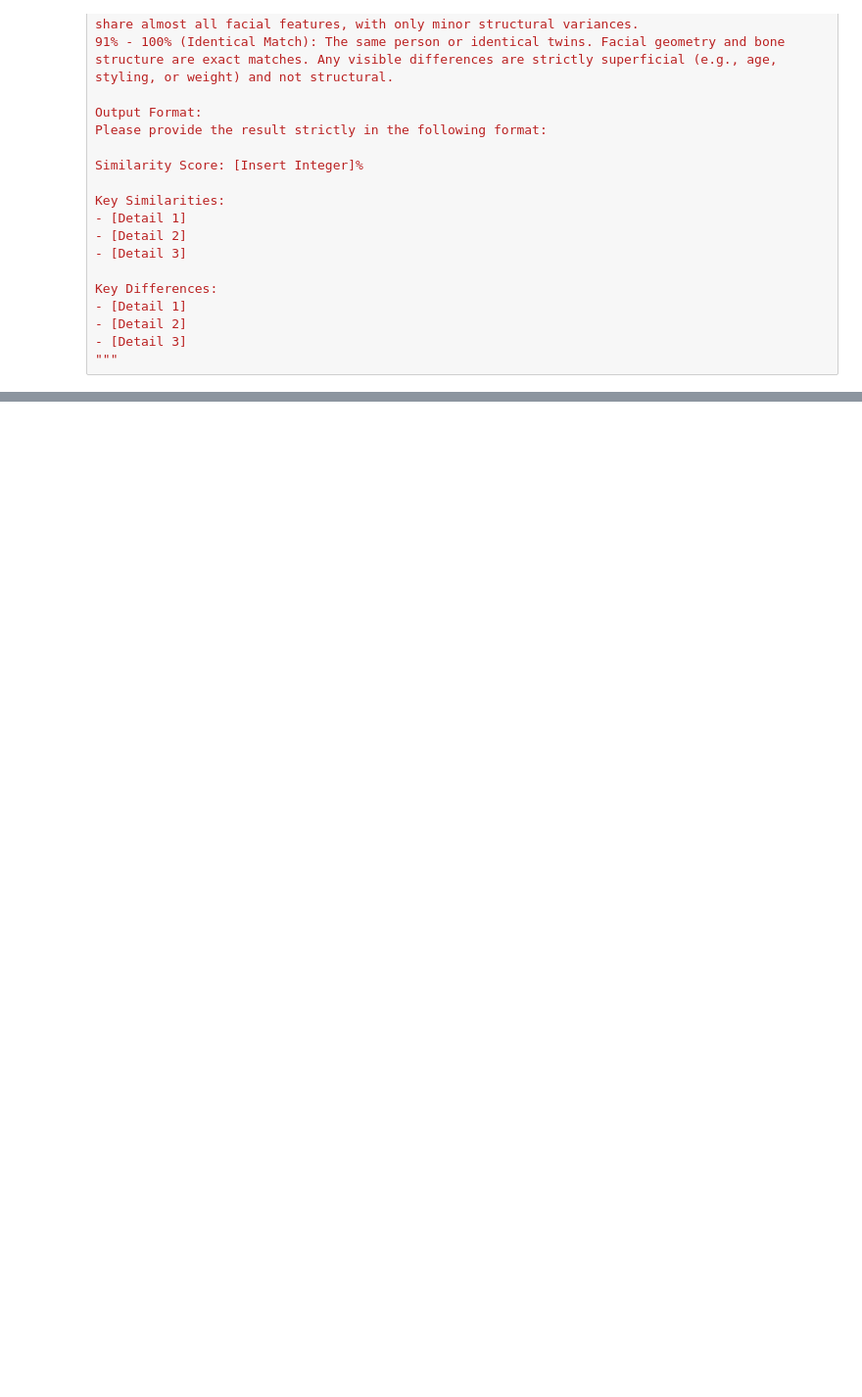
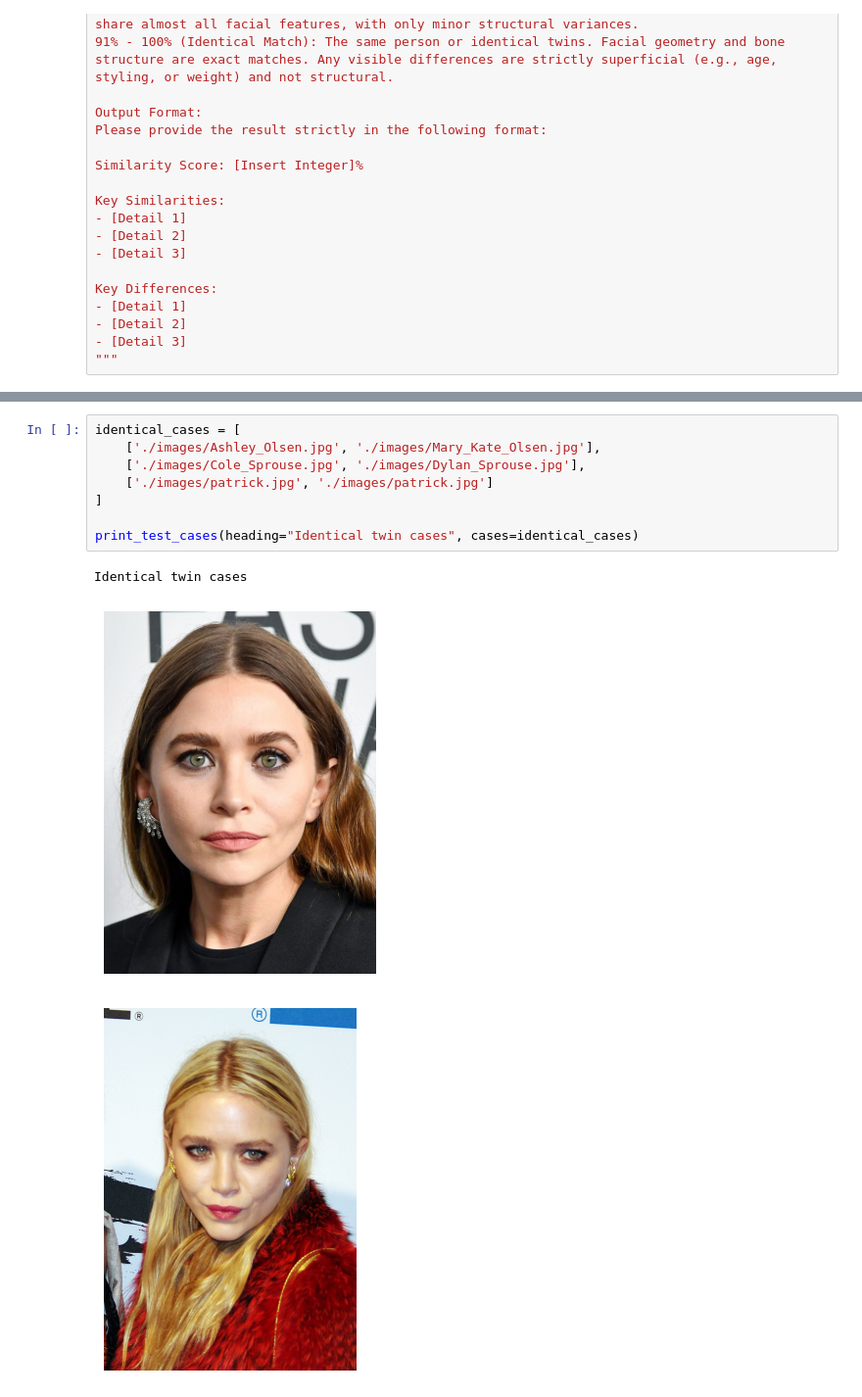
Before and after one commit to railsstudent/my-colab, a Jupyter notebook: gemini3-image-understanding/look-alike.ipynb, the cells around one changed output, grey strips where cells are left out. Shown at 98% size. Saved outputs shown, nothing was run; the diff lists cells and outputs as text; blank space fills up the shorter version.

```diff
--- a/gemini3-image-understanding/look-alike.ipynb
+++ b/gemini3-image-understanding/look-alike.ipynb
@@ -180,0 +218,12 @@ parts.1
+# %%
+identical_cases = [
+    ['./images/Ashley_Olsen.jpg', './images/Mary_Kate_Olsen.jpg'],
+    ['./images/Cole_Sprouse.jpg', './images/Dylan_Sprouse.jpg'],
+    ['./images/patrick.jpg', './images/patrick.jpg']
+]
+
+print_test_cases(heading="Identical twin cases", cases=identical_cases)
+# %% [output]
+Identical twin cases
+[figure, added]
+[figure, added]
```
Also changed, not shown: parts of 6 cells of this notebook, 6 other files.
